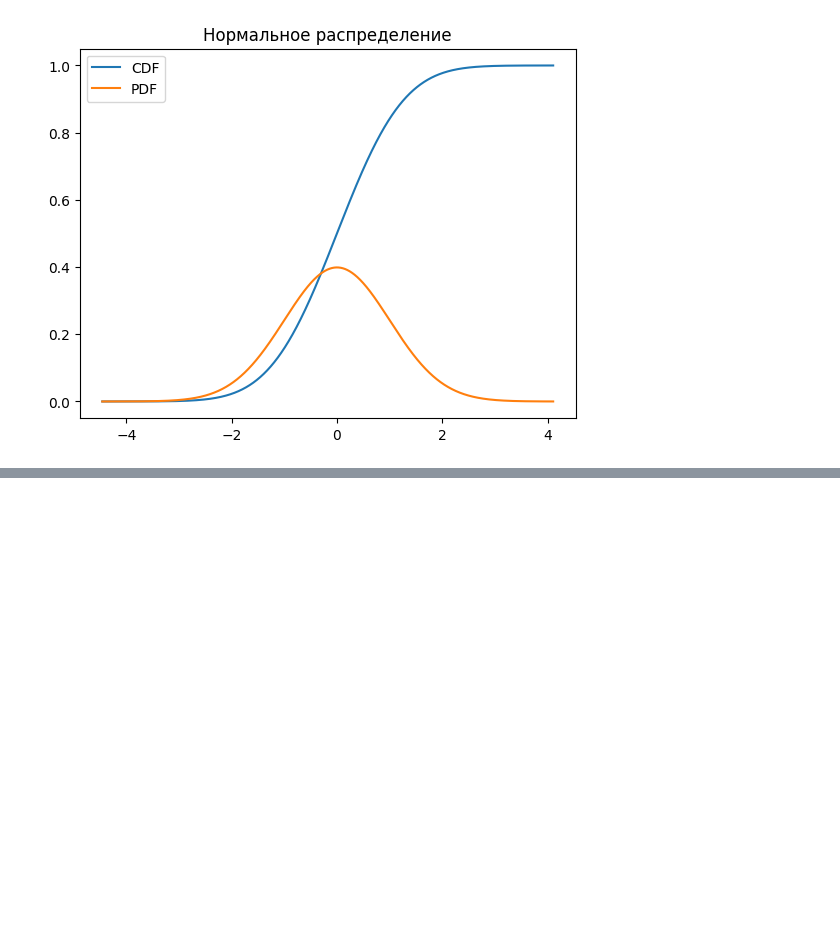
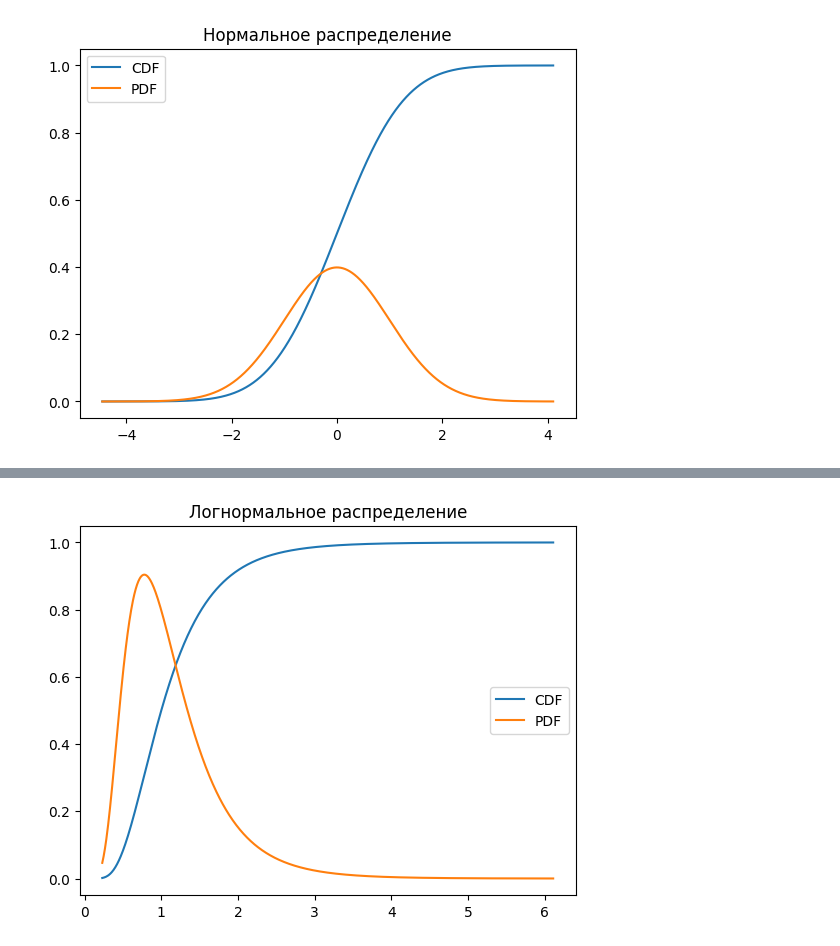
Before and after one commit to Siarhei-Y/data_analytics_workbench, a Jupyter notebook: distributions/continuous_distributions.ipynb, the cells around one changed output, grey strips where cells are left out. Saved outputs shown, nothing was run; the diff lists cells and outputs as text; code cells hidden in the pictures; blank space fills up the shorter version.

```diff
--- a/distributions/continuous_distributions.ipynb
+++ b/distributions/continuous_distributions.ipynb
@@ -168,0 +238,12 @@ plt.show()
+# %%
+x = np.linspace(min(X_vals), max(X_vals), len(X_vals))
+y_cdf = [X.cdf(v) for v in x]
+y_pdf = [X.pdf(v) for v in x]
+
+plt.title(f'Логнормальное распределение')
+plt.plot(x, y_cdf, label='CDF')
+plt.plot(x, y_pdf, label='PDF')
+plt.legend()
+plt.show()
+# %% [output]
+[figure, added]
```
Also changed, not shown: parts of 6 cells of this notebook, 1 other file.
